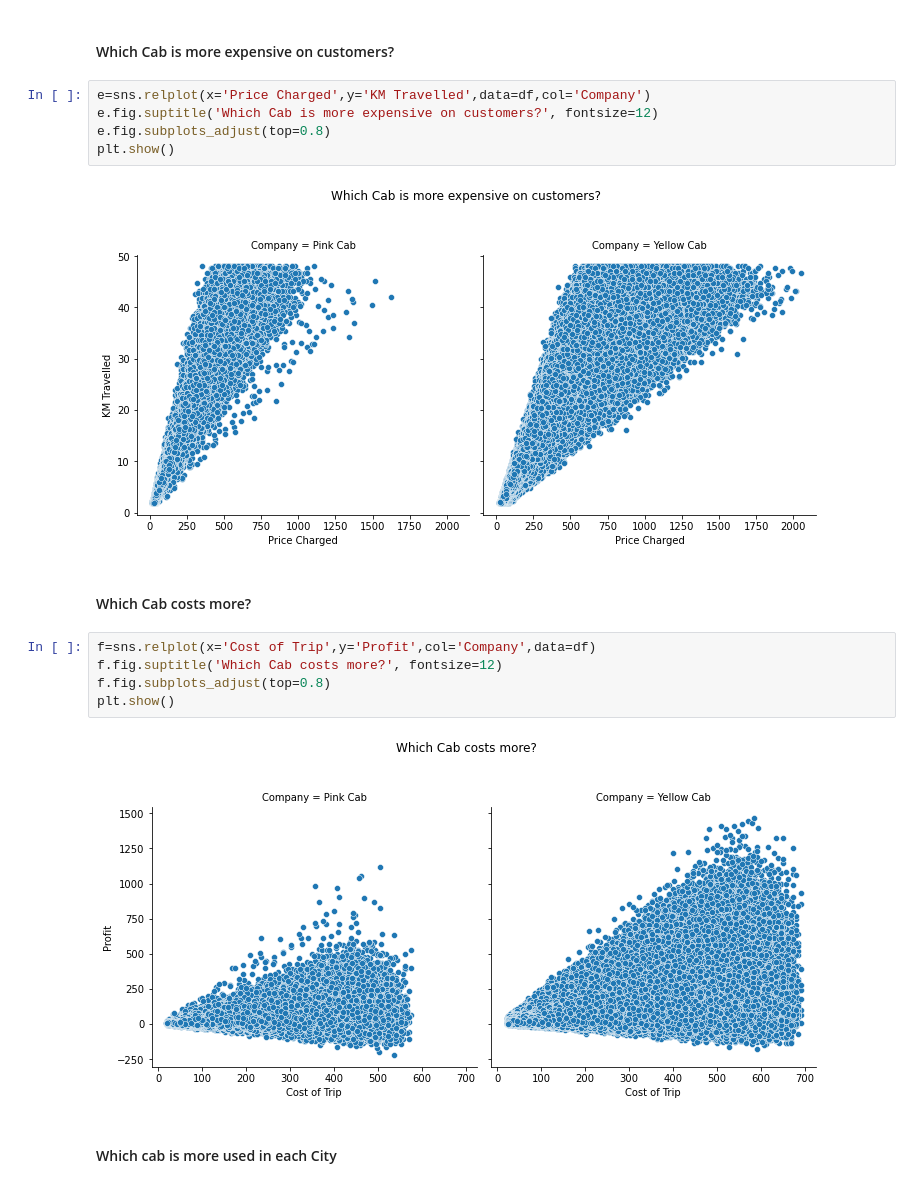
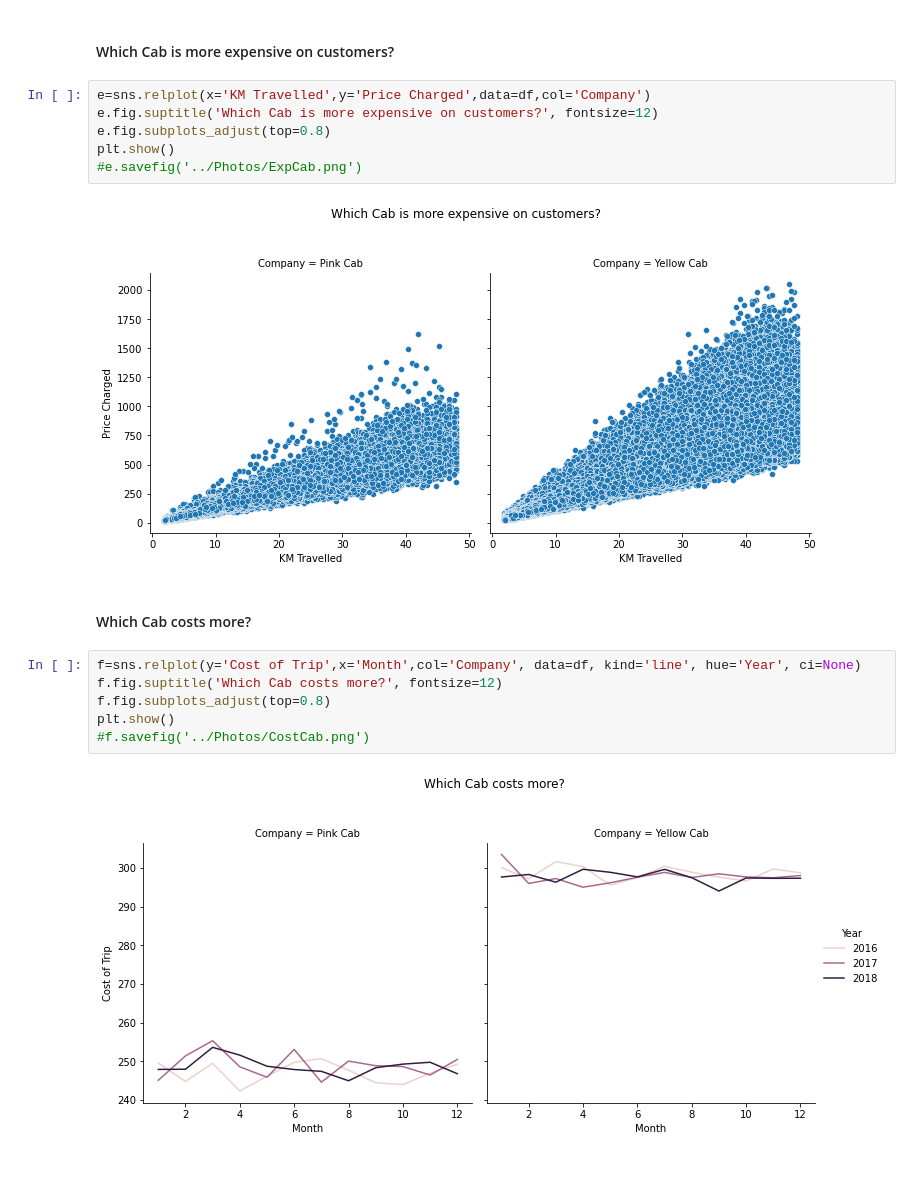
Before and after one commit to Raghad-Almeataz/DS-G2M-insight-for-Cab-Investment-firm, a Jupyter notebook: Notebooks/EDA.ipynb, the cells around one changed output. Cells and saved outputs as stored; diff of their text form.

```diff
--- a/Notebooks/EDA.ipynb
+++ b/Notebooks/EDA.ipynb
@@ -273,20 +320,20 @@ plt.show()
 # %% [markdown]
 #### Which Cab is more expensive on customers?
 # %%
-e=sns.relplot(x='Price Charged',y='KM Travelled',data=df,col='Company')
+e=sns.relplot(x='KM Travelled',y='Price Charged',data=df,col='Company')
 e.fig.suptitle('Which Cab is more expensive on customers?', fontsize=12)
 e.fig.subplots_adjust(top=0.8)
 plt.show()
+#e.savefig('../Photos/ExpCab.png')
 # %% [output]
-[figure, old version]
+[figure, new version]
 # %% [markdown]
 #### Which Cab costs more?
 # %%
-f=sns.relplot(x='Cost of Trip',y='Profit',col='Company',data=df)
+f=sns.relplot(y='Cost of Trip',x='Month',col='Company', data=df, kind='line', hue='Year', ci=None)
 f.fig.suptitle('Which Cab costs more?', fontsize=12)
 f.fig.subplots_adjust(top=0.8)
 plt.show()
+#f.savefig('../Photos/CostCab.png')
 # %% [output]
-[figure, old version]
+[figure, new version]
-# %% [markdown]
-#### Which cab is more used in each City
```
Also changed, not shown: parts of 32 cells of this notebook, 13 other files.
